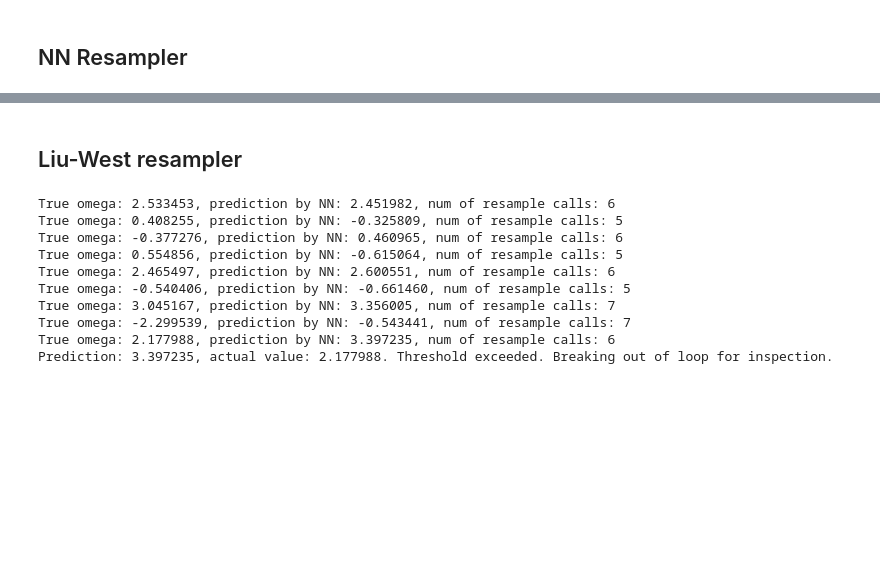
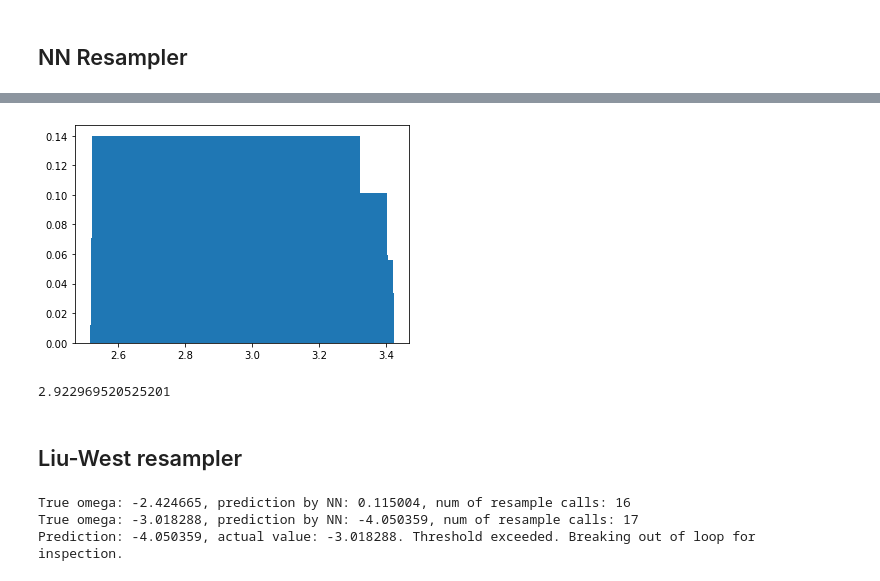
Before and after one commit to ajrheng/smc-nn-resampler, a Jupyter notebook: present-bayesian-phase-est.ipynb, the cells around one changed output, grey strips where cells are left out. Drawn from its saved outputs; the diff is of its cells as text; code cells hidden in the pictures; blank space fills up the shorter version.

```diff
--- a/present-bayesian-phase-est.ipynb
+++ b/present-bayesian-phase-est.ipynb
@@ -141,3 +160,14 @@ for i in range(len(smc.memory.pos_wgt_bef_res)-1):
+# %%
+bins,edges = np.histogram(smc.particle_pos, bins=50, weights=smc.particle_wgts)
+edges = (edges[1:]+edges[:-1])/2
+
+plt.bar(edges,bins)
+plt.show()
+
+edges[np.argmax(bins)]
+# %% [output]
+[figure, added]
+2.922969520525201
 # %% [markdown]
 ## Liu-West resampler
 # %%
@@ -185,20 +215,14 @@ for i in range(n_iters):
     lw_data.append(smc.data)
     lw_pred_list.append(smc.curr_omega_est)
 
-    if abs(smc.curr_omega_est) - abs(omega_star) > 1:
+    if np.abs(smc.curr_omega_est) - np.abs(omega_star) > 1:
         print("Prediction: {:f}, actual value: {:f}. Threshold exceeded. Breaking out of loop for inspection.".
              format(smc.curr_omega_est, omega_star))
+        break
 # %% [output]
-True omega: 2.533453, prediction by NN: 2.451982, num of resample calls: 6
-True omega: 0.408255, prediction by NN: -0.325809, num of resample calls: 5
-True omega: -0.377276, prediction by NN: 0.460965, num of resample calls: 6
-True omega: 0.554856, prediction by NN: -0.615064, num of resample calls: 5
-True omega: 2.465497, prediction by NN: 2.600551, num of resample calls: 6
-True omega: -0.540406, prediction by NN: -0.661460, num of resample calls: 5
-True omega: 3.045167, prediction by NN: 3.356005, num of resample calls: 7
-True omega: -2.299539, prediction by NN: -0.543441, num of resample calls: 7
-True omega: 2.177988, prediction by NN: 3.397235, num of resample calls: 6
-Prediction: 3.397235, actual value: 2.177988. Threshold exceeded. Breaking out of loop for inspection.
+True omega: -2.424665, prediction by NN: 0.115004, num of resample calls: 16
+True omega: -3.018288, prediction by NN: -4.050359, num of resample calls: 17
+Prediction: -4.050359, actual value: -3.018288. Threshold exceeded. Breaking out of loop for inspection.
 # %%
 for i in range(len(smc.memory.pos_wgt_bef_res)-1):
     pos_bef_res = smc.memory.pos_wgt_bef_res[i][0]
```
Also changed, not shown: parts of 6 cells of this notebook, 2 other files.
